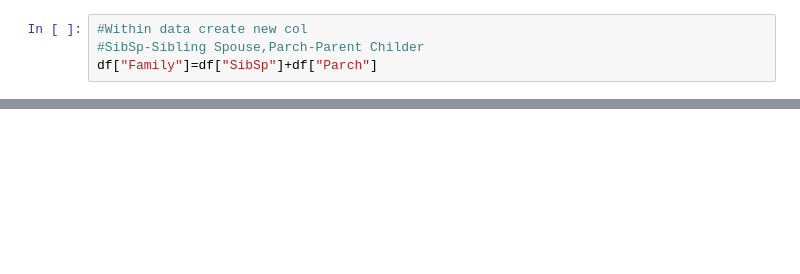
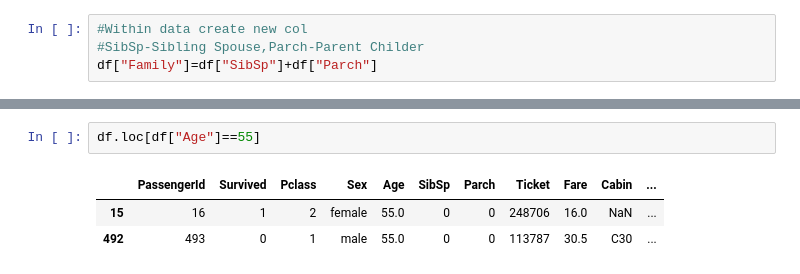
Before and after one commit to KasthuriK-07/Pandas, a Jupyter notebook: Pandas_New.ipynb, the cells around one changed output, grey strips where cells are left out. Drawn from its saved outputs; the diff is of its cells as text; blank space fills up the shorter version.

```diff
--- a/Pandas_New.ipynb
+++ b/Pandas_New.ipynb
@@ -598,0 +703,6 @@ df[0:3]
+# %%
+df.loc[df["Age"]==55]
+# %% [output]
+|  | PassengerId | Survived | Pclass | Sex | Age | SibSp | Parch | Ticket | Fare | Cabin | ... |
+| 15 | 16 | 1 | 2 | female | 55.0 | 0 | 0 | 248706 | 16.0 | NaN | ... |
+| 492 | 493 | 0 | 1 | male | 55.0 | 0 | 0 | 113787 | 30.5 | C30 | ... |
```
Also changed, not shown: parts of 34 cells of this notebook.
